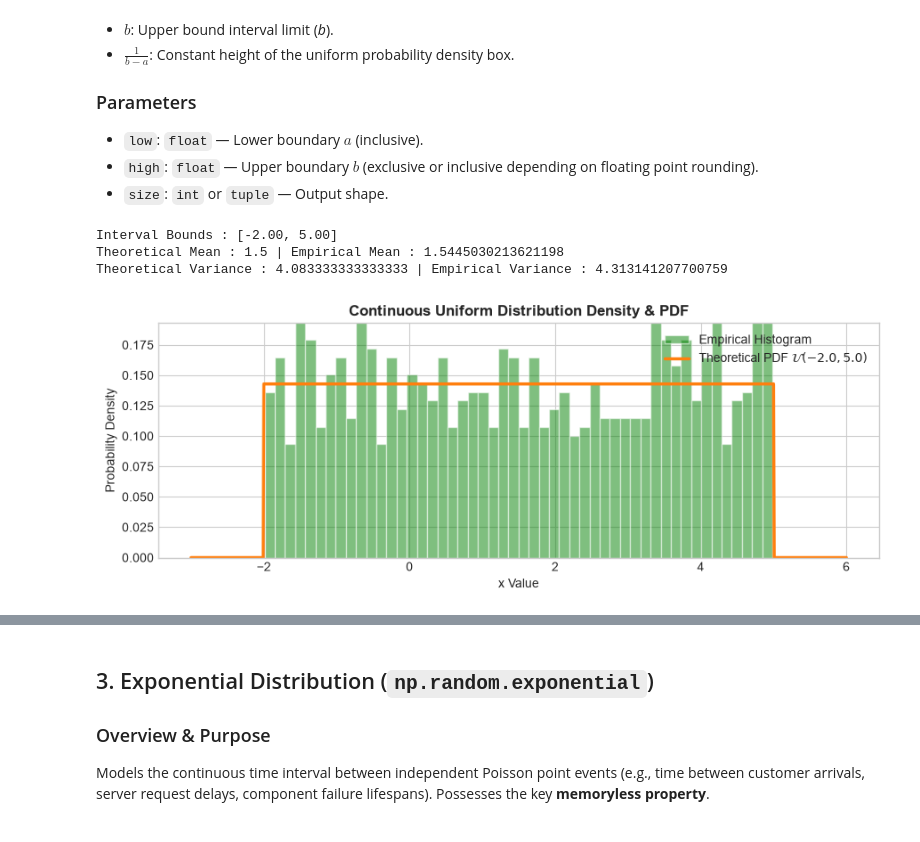
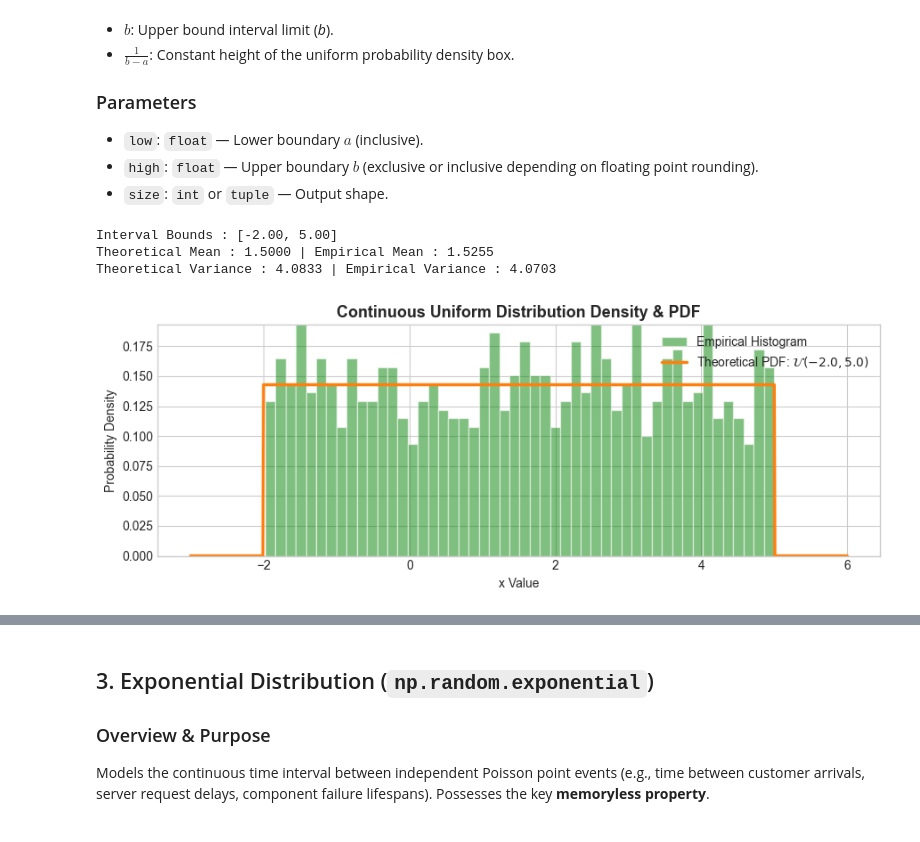
Before and after one commit to Abiads/CDAC-Data-Analytics, a Jupyter notebook: Day6/01_data_population/03_continuous_probability_distributions.ipynb, the cells around one changed output, grey strips where cells are left out. Drawn from its saved outputs; the diff is of its cells as text; code cells hidden in the pictures.

```diff
--- a/Day6/01_data_population/03_continuous_probability_distributions.ipynb
+++ b/Day6/01_data_population/03_continuous_probability_distributions.ipynb
@@ -118,35 +99,36 @@ $$f(x; a, b) = \begin{cases} \frac{1}{b - a}, & \text{for } a \le x \le b \\ 0,
 * `size`: `int` or `tuple` — Output shape.
 # %%
 a, b = -2.0, 5.0
-# np.random.uniform parameters used
-# low : a : lower bound of the distribution
-# high : b : upper bound of the distribution
+
+# np.random.uniform parameters used:
+# low  : a : lower bound of the distribution (-2.0)
+# high : b : upper bound of the distribution (5.0)
 # size : number of samples to generate
-samples_uniform = np.random.uniform(a, b, 1000)
+samples_uniform = np.random.uniform(low=a, high=b, size=1000)
 theoretical_mean = (a + b) / 2.0
 theoretical_var = ((b - a) ** 2) / 12.0
 
 print(f"Interval Bounds : [{a:.2f}, {b:.2f}]")
-print(f"Theoretical Mean : {theoretical_mean} | Empirical Mean : {np.mean(samples_uniform)}")
-print(f"Theoretical Variance : {theoretical_var} | Empirical Variance : {np.var(samples_uniform)}")
+print(f"Theoretical Mean : {theoretical_mean:.4f} | Empirical Mean : {np.mean(samples_uniform):.4f}")
+print(f"Theoretical Variance : {theoretical_var:.4f} | Empirical Variance : {np.var(samples_uniform):.4f}")
 
 plt.figure(figsize=(9, 3.5))
 # density=True normalizes the histogram so that the area under the histogram equals 1
 plt.hist(samples_uniform, bins=50, density=True, alpha=0.5, color="green", edgecolor="white", label="Empirical Histogram")
 
-x_axis = np.linspace(a-1.0, b+1.0, 1000)
-pdf_uniform = stats.uniform.pdf(x_axis, loc=a, scale=b-a)
+x_axis = np.linspace(a - 1.0, b + 1.0, 1000)
+pdf_uniform = stats.uniform.pdf(x_axis, loc=a, scale=b - a)
 
-plt.plot(x_axis, pdf_uniform, color='#ff7f0e', linewidth=2.5, label=f'Theoretical PDF $\\mathcal{{U}}({a}, {b})$')
-plt.title('Continuous Uniform Distribution Density & PDF', fontsize=12, fontweight='bold')
+plt.plot(x_axis, pdf_uniform, color='#ff7f0e', linewidth=2.5, label=rf'Theoretical PDF: $\mathcal{{U}}({a:.1f}, {b:.1f})$')
+plt.title('Continuous Uniform Distribution Density & PDF', fontsize=13, fontweight='bold')
 plt.xlabel('x Value')
 plt.ylabel('Probability Density')
-plt.ylim(0, 1.0 / (b - a) + 0.05)                    # Set vertical axis slightly above box height
+plt.ylim(0, 1.0 / (b - a) + 0.05)  # Set vertical axis slightly above box height
 plt.legend(loc='upper right')
 plt.tight_layout()
 plt.show()
 # %% [output]
 Interval Bounds : [-2.00, 5.00]
-Theoretical Mean : 1.5 | Empirical Mean : 1.5445030213621198
-Theoretical Variance : 4.083333333333333 | Empirical Variance : 4.313141207700759
+Theoretical Mean : 1.5000 | Empirical Mean : 1.5255
+Theoretical Variance : 4.0833 | Empirical Variance : 4.0703
-[figure, old version]
+[figure, new version]
```
Also changed, not shown: parts of 7 cells of this notebook.
